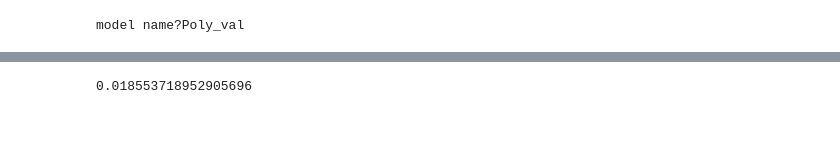
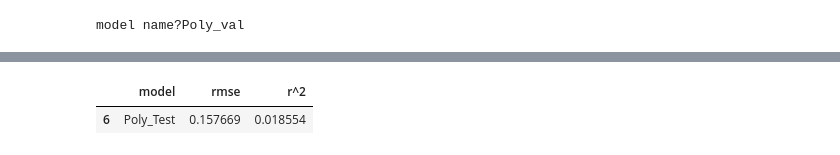
Before and after one commit to QinzhiChen/Project---Clustering, a Jupyter notebook: Final_Notebooke.ipynb, the cells around one changed output, grey strips where cells are left out. Cells and saved outputs as stored; diff of their text form; code cells hidden in the pictures; blank space fills up the shorter version.

```diff
--- a/Final_Notebooke.ipynb
+++ b/Final_Notebooke.ipynb
@@ -398,5 +402,6 @@ model name?Poly_test
 # %%
 # Polynominal has the .018 r squre result
-models['r^2'].max()
+models[models.model=='Poly_Test']
 # %% [output]
-0.018553718952905696
+|  | model | rmse | r^2 |
+| 6 | Poly_Test | 0.157669 | 0.018554 |
```
Also changed, not shown: parts of 10 cells of this notebook.
